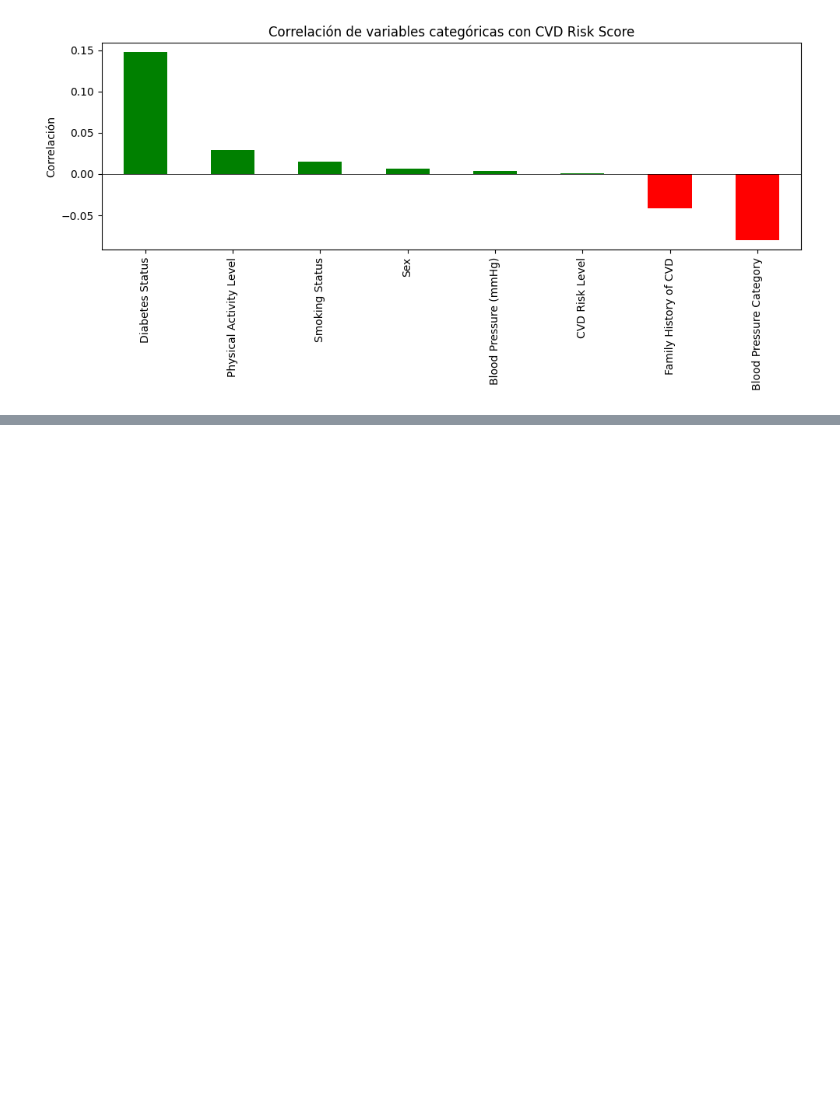
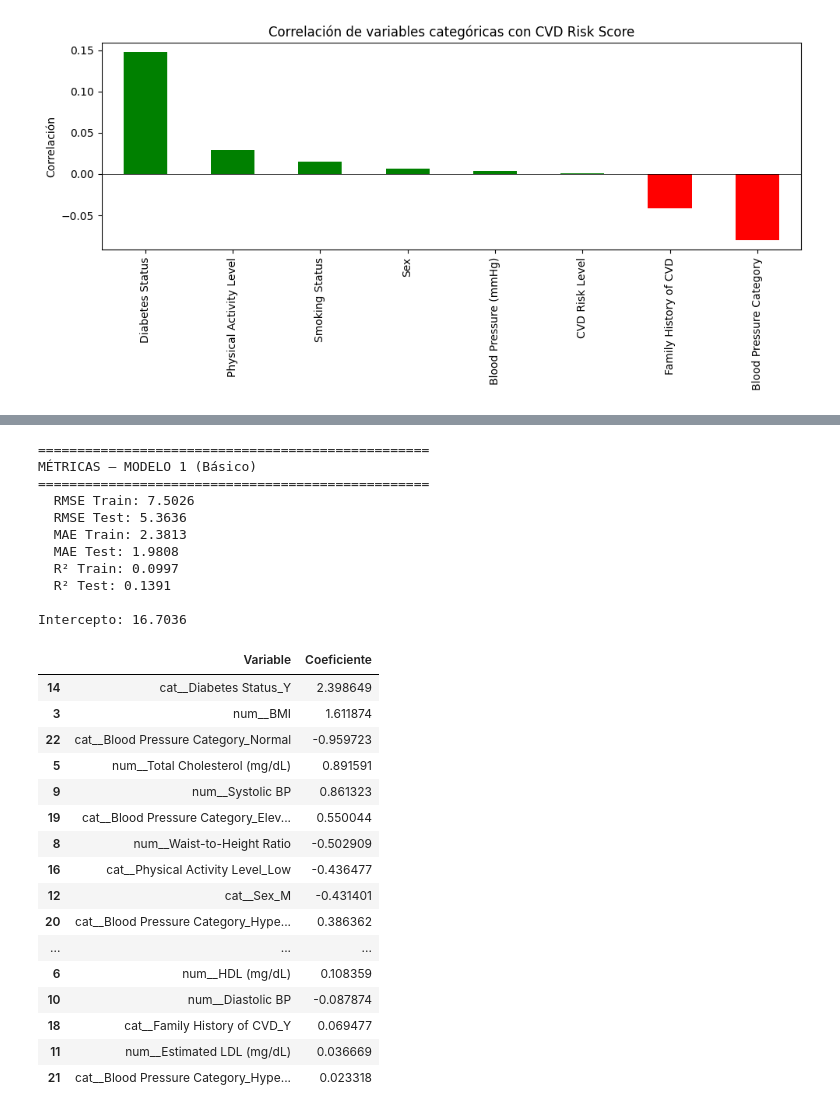
Before and after one commit to Rozen14/AMLab1, a Jupyter notebook: AlpesHearth.ipynb, the cells around one changed output, grey strips where cells are left out. Saved outputs shown, nothing was run; the diff lists cells and outputs as text; code cells hidden in the pictures; blank space fills up the shorter version.

```diff
--- a/AlpesHearth.ipynb
+++ b/AlpesHearth.ipynb
@@ -472,9 +437,0 @@ Aqui se realiza la respectiva refactorizacion de las fechas.
-# %%
-# Conversion a m
-height_m = data['Height (cm)']
-height_cm_to_m = data['Height (cm)'] / 100
-
-# Promedio donde ambos existen, sino el que existe
-data.loc[:,'Height (cm)'] = (height_m.fillna(height_cm_to_m) + height_cm_to_m.fillna(height_m)) / 2
-
-data = data.drop(columns=['Height (cm)'])
@@ -1147,0 +592,61 @@ datos_prueba = pd.read_csv(
+# %%
+# Entrenar Modelo 1 — Regresión Lineal
+modelo_1 = LinearRegression()
+modelo_1.fit(Xt_train_df, y_train)
+
+# Predicciones
+y_train_pred_1 = modelo_1.predict(Xt_train_df)
+y_test_pred_1 = modelo_1.predict(Xt_test_df)
+
+# Métricas
+metrics_1 = {
+    'RMSE Train': np.sqrt(mean_squared_error(y_train, y_train_pred_1)),
+    'RMSE Test': np.sqrt(mean_squared_error(y_test, y_test_pred_1)),
+    'MAE Train': mean_absolute_error(y_train, y_train_pred_1),
+    'MAE Test': mean_absolute_error(y_test, y_test_pred_1),
+    'R² Train': r2_score(y_train, y_train_pred_1),
+    'R² Test': r2_score(y_test, y_test_pred_1)
+}
+
+print("=" * 50)
+print("MÉTRICAS — MODELO 1 (Básico)")
+print("=" * 50)
+for k, v in metrics_1.items():
+    print(f"  {k}: {v:.4f}")
+
+# Coeficientes
+print(f"\nIntercepto: {modelo_1.intercept_:.4f}")
+coef_df_1 = pd.DataFrame({
+    'Variable': feature_names_1,
+    'Coeficiente': modelo_1.coef_
+}).sort_values(by='Coeficiente', key=abs, ascending=False)
+display(coef_df_1)
+# %% [output]
+==================================================
+MÉTRICAS — MODELO 1 (Básico)
+==================================================
+  RMSE Train: 7.5026
+  RMSE Test: 5.3636
+  MAE Train: 2.3813
+  MAE Test: 1.9808
+  R² Train: 0.0997
+  R² Test: 0.1391
+
+Intercepto: 16.7036
+|  | Variable | Coeficiente |
+| 14 | cat__Diabetes Status_Y | 2.398649 |
+| 3 | num__BMI | 1.611874 |
+| 22 | cat__Blood Pressure Category_Normal | -0.959723 |
+| 5 | num__Total Cholesterol (mg/dL) | 0.891591 |
+| 9 | num__Systolic BP | 0.861323 |
+| 19 | cat__Blood Pressure Category_Elev... | 0.550044 |
+| 8 | num__Waist-to-Height Ratio | -0.502909 |
+| 16 | cat__Physical Activity Level_Low | -0.436477 |
+| 12 | cat__Sex_M | -0.431401 |
+| 20 | cat__Blood Pressure Category_Hype... | 0.386362 |
+| ... | ... | ... |
+| 6 | num__HDL (mg/dL) | 0.108359 |
+| 10 | num__Diastolic BP | -0.087874 |
+| 18 | cat__Family History of CVD_Y | 0.069477 |
+| 11 | num__Estimated LDL (mg/dL) | 0.036669 |
+| 21 | cat__Blood Pressure Category_Hype... | 0.023318 |
```
Also changed, not shown: parts of 99 cells of this notebook, 2 other files.
